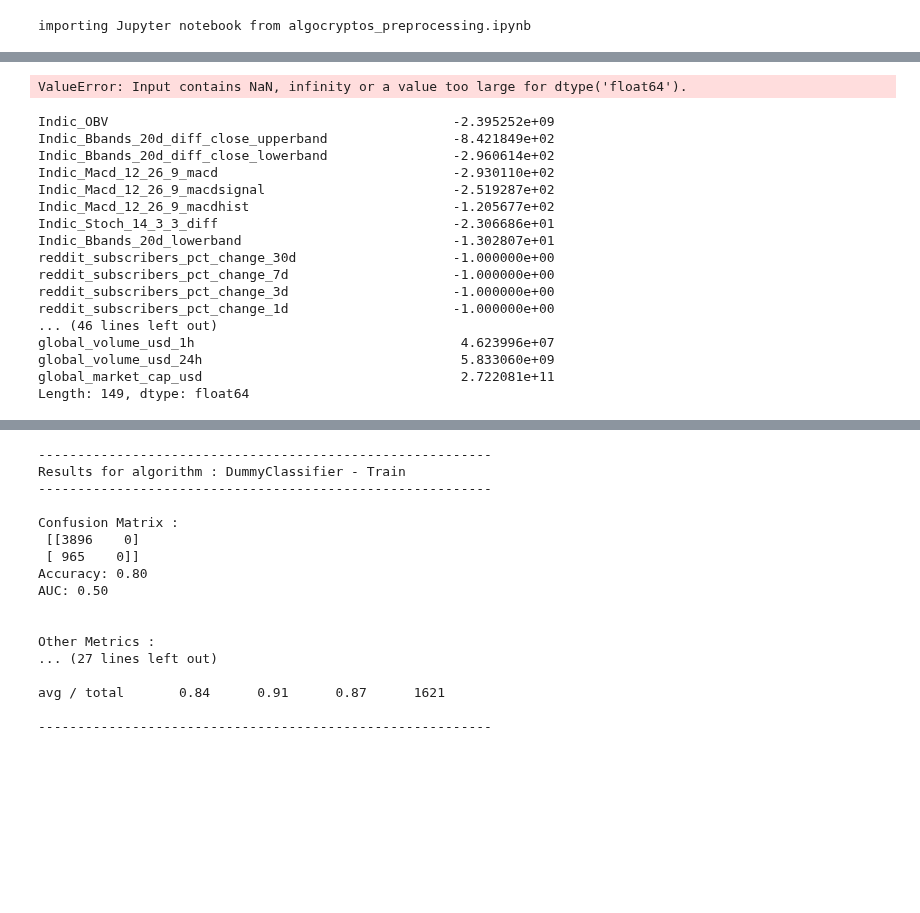
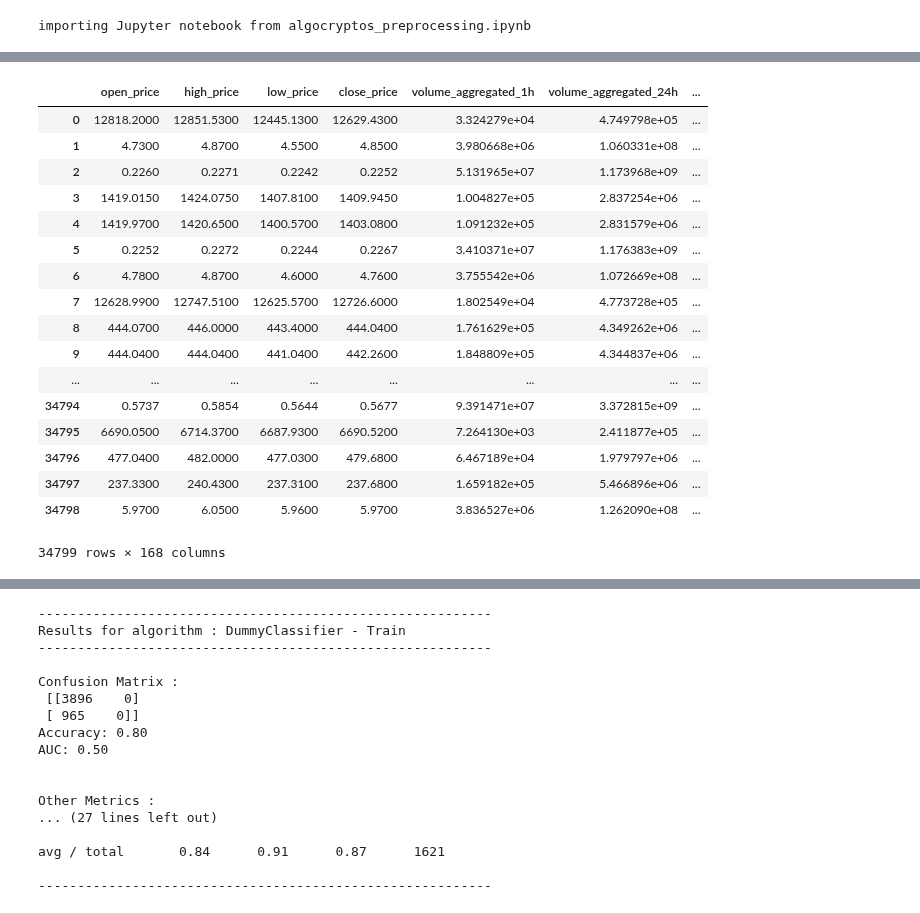
Before and after one commit to cysacenda/algocryptos, a Jupyter notebook: notebooks/ML/algocryptos_global.ipynb, the cells around one changed output, grey strips where cells are left out. Saved outputs shown, nothing was run; the diff lists cells and outputs as text; code cells hidden in the pictures; blank space fills up the shorter version.

```diff
--- a/notebooks/ML/algocryptos_global.ipynb
+++ b/notebooks/ML/algocryptos_global.ipynb
@@ -108,8 +135,7 @@ df2 = df2.reset_index(drop=True)
 # %%
-# ------------------ PRE-PROCESSING : Splitting Data ------------------ #
-
-# number of columns before adding y values
-columns_nb = len(df2.columns)
+# ------------------ PRE-PROCESSING : Calcul y + split data ------------------ #
+columns_nb = 0
+df_new_list = []
 
 def calcul_values_of_y(df, dict_hours_labels, increase_target_pct):
     increase_target_pct = increase_target_pct / 100
@@ -117,61 +143,67 @@ def calcul_values_of_y(df, dict_hours_labels, increase_target_pct):
     for key in dict_hours_labels:
         label_value = 'y_+' + dict_hours_labels[key] + '_value'
         label_classif = 'y_+' + dict_hours_labels[key] + '_classif'
         # calcul several y searched (value)
         df[label_value] = df.close_price.shift(-key)
 
         # perform calcul to use binary classification
         df[label_classif] = ((df[label_value] - df['close_price']) / df['close_price']) > increase_target_pct
 
     return df
 
-# calcul all y values we are interested in and add it to the dataframe
-dict_hours_labels  = {3:'3h', 6:'6h', 12:'12h', 24:'1d', 24*2:'2d', 24*3:'3d', 24*7:'7d', 24*15:'15d', 24*30:'30d'}
-df3 = calcul_values_of_y(df2.copy(), dict_hours_labels, close_price_increase_targeted)
+# calcul y for each crypto
+for df_one_crypto in df_list:
+    # number of columns before adding y values - could be done once only
+    columns_nb = len(df_one_crypto.columns)
 
-# remove rows where y can't be calculed (need more data in the future)
-df3.dropna(subset=list(df3.iloc[:,range(columns_nb, len(df3.columns))]), inplace=True)
+    # calcul all y values we are interested in and add it to the dataframe
+    df_one_crypto = calcul_values_of_y(df_one_crypto.copy(), dict_hours_labels, close_price_increase_targeted)
+
+    # remove rows where y can't be calculed (need more data in the future)
+    df_one_crypto.dropna(subset=list(df_one_crypto.iloc[:,range(columns_nb, len(df_one_crypto.columns))]), inplace=True)
+    df_new_list.append(df_one_crypto)
+
+# concat to get only one dataframe instead of a list of dataframes
+df_global = pd.concat(df_new_list).sort_index()
+df_global.reset_index(drop=True)
 
 # separe x,y
-X = df3.iloc[:,range(1, columns_nb)]
-y = df3.iloc[:,range(columns_nb, len(df3.columns))]
+X = df_global.iloc[:,range(1, columns_nb)]
+y = df_global.iloc[:,range(columns_nb, len(df_global.columns))]
 
 # split data in training / validating / testing
 X_train, X_test, y_train, y_test = train_test_split(X, y, random_state=0, shuffle=False)
 
 # TODO : To be used to avoid overitting : No tuning while using testing data, only validation
 #X_train, X_val, y_train, y_val = train_test_split(X_train, y_train, test_size=0.2, random_state=1)
 
 # ------------------ PRE-PROCESSING : Scaling Data ------------------ #
 # scale data
 from sklearn.preprocessing import MinMaxScaler
 scaler = MinMaxScaler()
 X_train_scaled = scaler.fit_transform(X_train)
 X_test_scaled = scaler.transform(X_test)
 #X_train_scaled = X_train
 #X_test_scaled = X_test
 # %% [output]
+|  | open_price | high_price | low_price | close_price | volume_aggregated_1h | volume_aggregated_24h | ... |
+| 0 | 12818.2000 | 12851.5300 | 12445.1300 | 12629.4300 | 3.324279e+04 | 4.749798e+05 | ... |
+| 1 | 4.7300 | 4.8700 | 4.5500 | 4.8500 | 3.980668e+06 | 1.060331e+08 | ... |
+| 2 | 0.2260 | 0.2271 | 0.2242 | 0.2252 | 5.131965e+07 | 1.173968e+09 | ... |
+| 3 | 1419.0150 | 1424.0750 | 1407.8100 | 1409.9450 | 1.004827e+05 | 2.837254e+06 | ... |
+| 4 | 1419.9700 | 1420.6500 | 1400.5700 | 1403.0800 | 1.091232e+05 | 2.831579e+06 | ... |
+| 5 | 0.2252 | 0.2272 | 0.2244 | 0.2267 | 3.410371e+07 | 1.176383e+09 | ... |
+| 6 | 4.7800 | 4.8700 | 4.6000 | 4.7600 | 3.755542e+06 | 1.072669e+08 | ... |
+| 7 | 12628.9900 | 12747.5100 | 12625.5700 | 12726.6000 | 1.802549e+04 | 4.773728e+05 | ... |
+| 8 | 444.0700 | 446.0000 | 443.4000 | 444.0400 | 1.761629e+05 | 4.349262e+06 | ... |
+| 9 | 444.0400 | 444.0400 | 441.0400 | 442.2600 | 1.848809e+05 | 4.344837e+06 | ... |
+| ... | ... | ... | ... | ... | ... | ... | ... |
+| 34794 | 0.5737 | 0.5854 | 0.5644 | 0.5677 | 9.391471e+07 | 3.372815e+09 | ... |
+| 34795 | 6690.0500 | 6714.3700 | 6687.9300 | 6690.5200 | 7.264130e+03 | 2.411877e+05 | ... |
+| 34796 | 477.0400 | 482.0000 | 477.0300 | 479.6800 | 6.467189e+04 | 1.979797e+06 | ... |
+| 34797 | 237.3300 | 240.4300 | 237.3100 | 237.6800 | 1.659182e+05 | 5.466896e+06 | ... |
+| 34798 | 5.9700 | 6.0500 | 5.9600 | 5.9700 | 3.836527e+06 | 1.262090e+08 | ... |
-ValueError: Input contains NaN, infinity or a value too large for dtype('float64').
+34799 rows × 168 columns
-# %%
-X_train.min().sort_values()
-# %% [output]
-Indic_OBV                                            -2.395252e+09
-Indic_Bbands_20d_diff_close_upperband                -8.421849e+02
-Indic_Bbands_20d_diff_close_lowerband                -2.960614e+02
-Indic_Macd_12_26_9_macd                              -2.930110e+02
-Indic_Macd_12_26_9_macdsignal                        -2.519287e+02
-Indic_Macd_12_26_9_macdhist                          -1.205677e+02
-Indic_Stoch_14_3_3_diff                              -2.306686e+01
-Indic_Bbands_20d_lowerband                           -1.302807e+01
-reddit_subscribers_pct_change_30d                    -1.000000e+00
-reddit_subscribers_pct_change_7d                     -1.000000e+00
-reddit_subscribers_pct_change_3d                     -1.000000e+00
-reddit_subscribers_pct_change_1d                     -1.000000e+00
-... (46 lines left out)
-global_volume_usd_1h                                  4.623996e+07
-global_volume_usd_24h                                 5.833060e+09
-global_market_cap_usd                                 2.722081e+11
-Length: 149, dtype: float64
 # %%
 # -----------------------
 # ALGO : RANDOM FOREST
```
Also changed, not shown: parts of 5 cells of this notebook, 1 other file.
